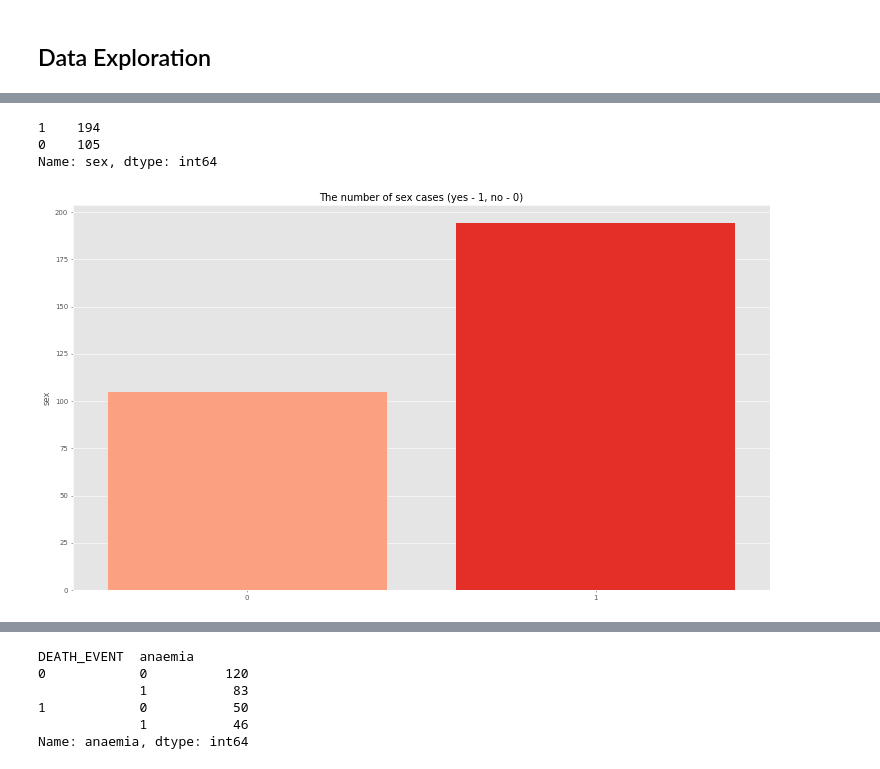
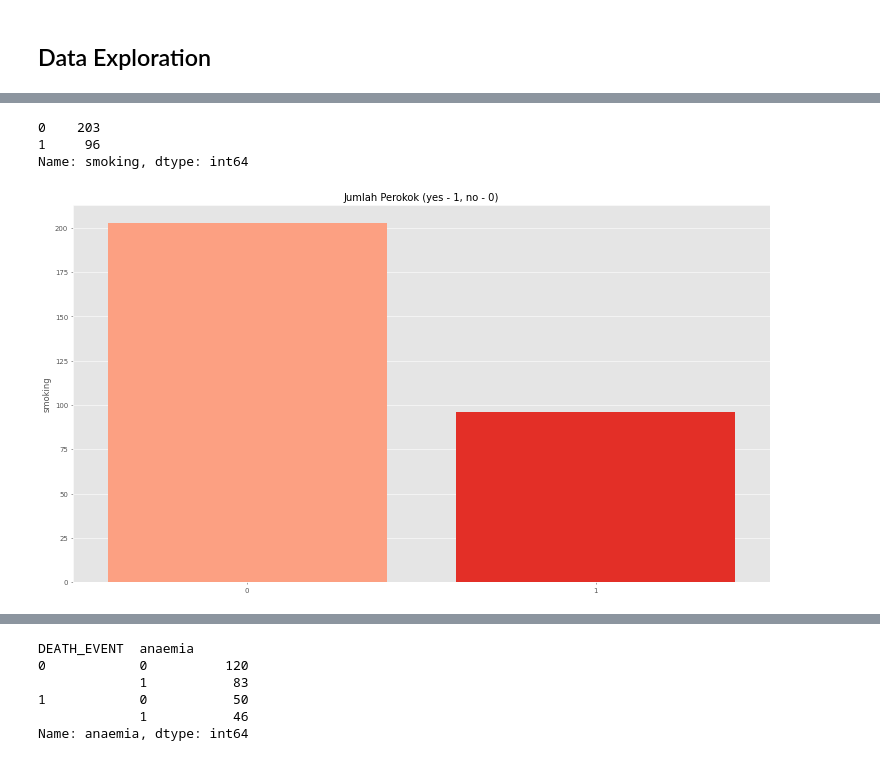
Before and after one commit to JonathanAdi7/Final-Project_Kelompok4, a Jupyter notebook: PYTN_KampusMerdeka_fp3_Kelompok 4 .ipynb, the cells around one changed output, grey strips where cells are left out. Drawn from its saved outputs; the diff is of its cells as text; code cells hidden in the pictures.

```diff
--- a/PYTN_KampusMerdeka_fp3_Kelompok 4 .ipynb
+++ b/PYTN_KampusMerdeka_fp3_Kelompok 4 .ipynb
@@ -33,8 +32,8 @@ mpl.style.use(['ggplot'])
 # %% [markdown]
 ## Data Loading
 # %%
-# data = pd.read_csv('C:/Kuliah/Studi Independen/heart_failure.csv')
-data = pd.read_csv('E:/Cool Yeah/Hacktiv8/Final-Project_Kelompok4/Data/heart_failure.csv')
+ data = pd.read_csv('C:/Kuliah/Studi Independen/heart_failure.csv')
+#data = pd.read_csv('E:/Cool Yeah/Hacktiv8/Final-Project_Kelompok4/Data/heart_failure.csv')
 # %% [markdown]
 Memanggil bagian kepala data.
 # %%
@@ -391,13 +394,13 @@ Name: high_blood_pressure, dtype: int64
 # %%
-print(data["sex"].value_counts())
+print(data["smoking"].value_counts())
 plt.figure(figsize = (18, 10), dpi = 50, edgecolor = "black")
 
-sns.barplot(x = data["sex"].value_counts().index,
-            y = data["sex"].value_counts(),
+sns.barplot(x = data["smoking"].value_counts().index,
+            y = data["smoking"].value_counts(),
             data = data, palette = "Reds",
-            saturation = 1).set(title = "The number of sex cases (yes - 1, no - 0)");
+            saturation = 1).set(title = "Jumlah Perokok (yes - 1, no - 0)");
 # %% [output]
-1    194
-0    105
-Name: sex, dtype: int64
+0    203
+1     96
+Name: smoking, dtype: int64
-[figure, old version]
+[figure, new version]
```
Also changed, not shown: parts of 61 cells of this notebook.
